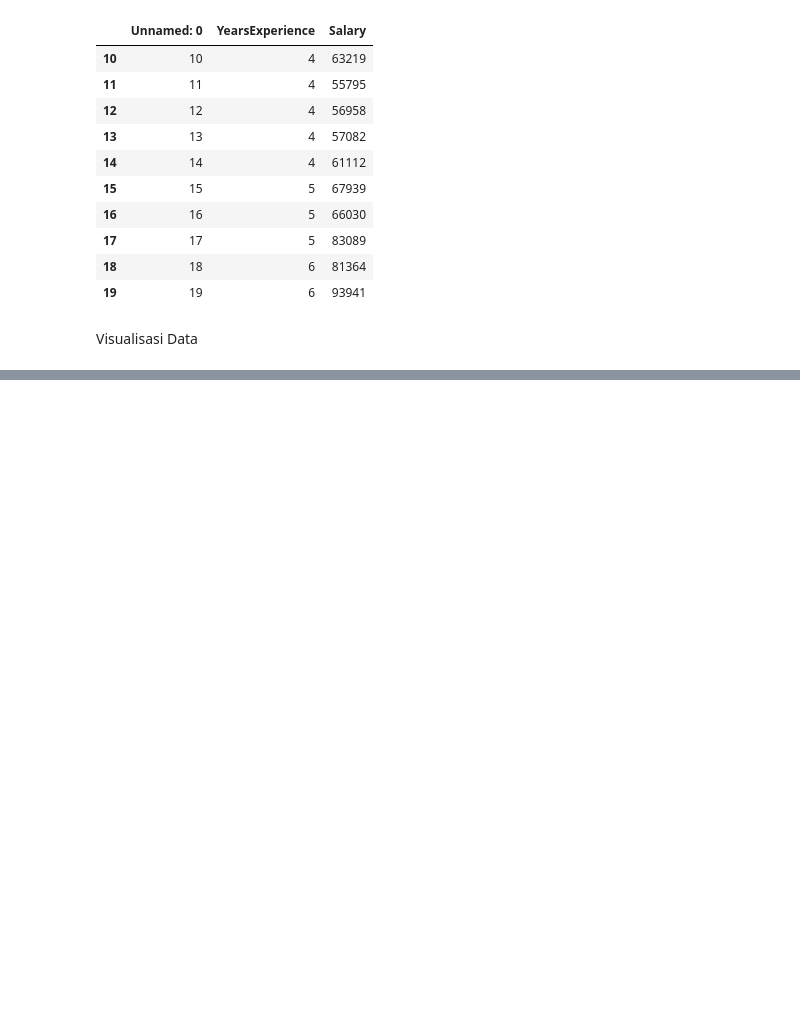
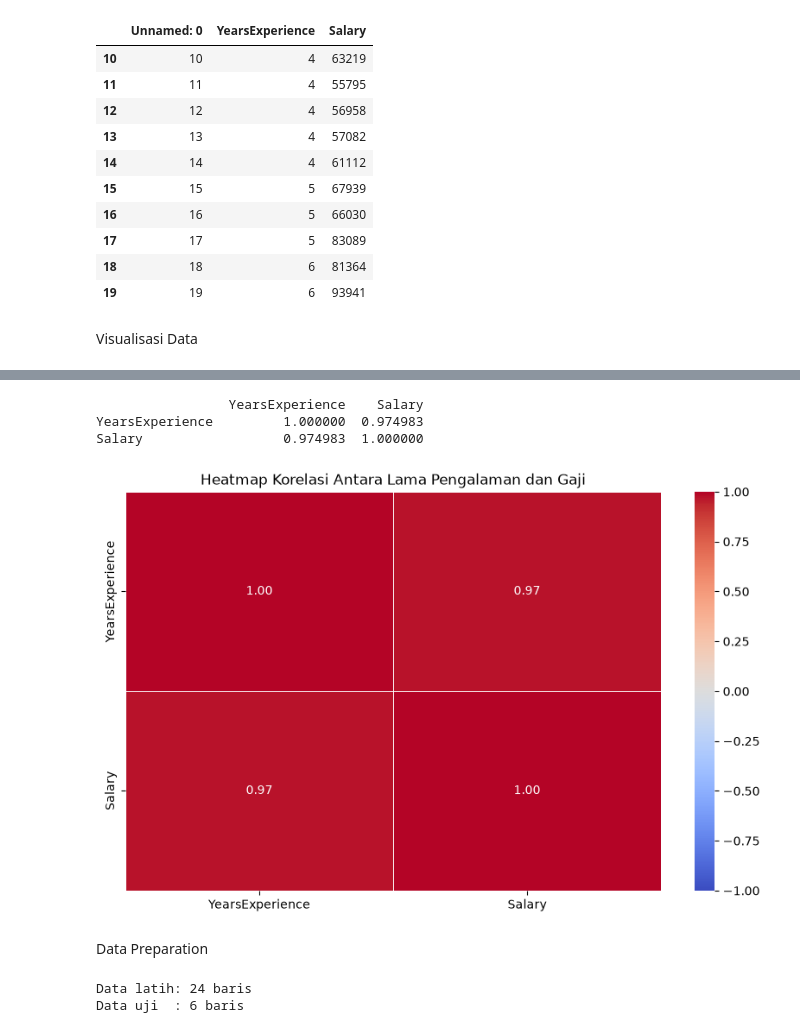
Before and after one commit to Gra0105/Salary-Linear-Regression, a Jupyter notebook: salaryLinearRegression.ipynb, the cells around one changed output, grey strips where cells are left out. Drawn from its saved outputs; the diff is of its cells as text; code cells hidden in the pictures; blank space fills up the shorter version.

```diff
--- a/salaryLinearRegression.ipynb
+++ b/salaryLinearRegression.ipynb
@@ -143,0 +165,29 @@ df.plot.scatter(x="YearsExperience", y="Salary", color="red")
+# %%
+korelasi = df[["YearsExperience", "Salary"]].corr()
+print(korelasi)
+
+# semakin mendekati angka 1 semakin baik
+# %% [output]
+                 YearsExperience    Salary
+YearsExperience         1.000000  0.974983
+Salary                  0.974983  1.000000
+# %%
+import seaborn as sns
+
+plt.figure(figsize=(10, 6))
+
+sns.heatmap(
+    korelasi,
+    annot=True,        # Menampilkan nilai korelasi di dalam kotak
+    cmap='coolwarm',   # Palet warna (merah=positif, biru=negatif)
+    vmin=-1, vmax=1,   # Rentang nilai korelasi
+    fmt=".2f",         # Format 2 angka di belakang koma
+    linewidths=0.5     # Memberi garis pembatas antar kotak
+)
+
+plt.title("Heatmap Korelasi Antara Lama Pengalaman dan Gaji")
+plt.show()
+# %% [output]
+[figure, added]
+# %% [markdown]
+Data Preparation
@@ -143,0 +198,13 @@ df.plot.scatter(x="YearsExperience", y="Salary", color="red")
+# %%
+from sklearn.model_selection import train_test_split
+
+X_train, X_test, y_train, y_test = train_test_split(X, y, test_size = 0.2, random_state = 42)
+# Train test split untuk membagi dataset
+# test_size = 0.2 berarti membagi dataset menjadi 80% data latih dan 20% data uji
+# random_state = 42 untuk memastikan hasil pembagian dataset terkunci sehingga tidak berubah-ubah setiap dijalankan
+
+print(f"Data latih: {len(X_train)} baris")
+print(f"Data uji  : {len(X_test)} baris")
+# %% [output]
+Data latih: 24 baris
+Data uji  : 6 baris
```
Also changed, not shown: parts of 6 cells of this notebook.
